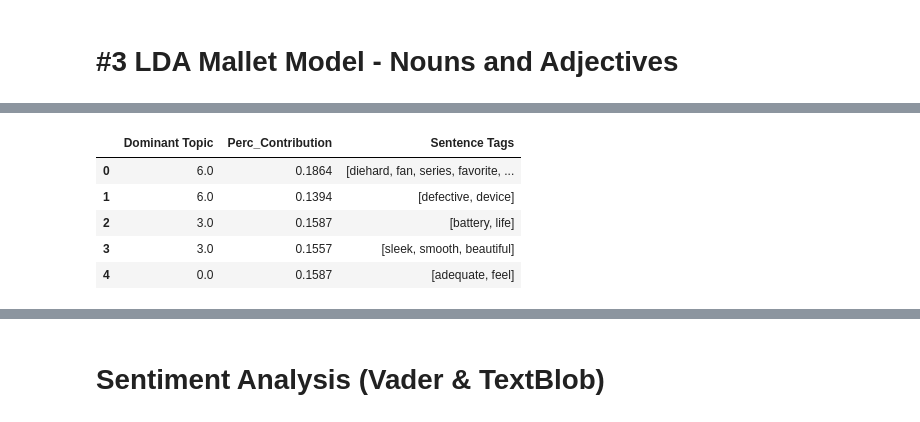
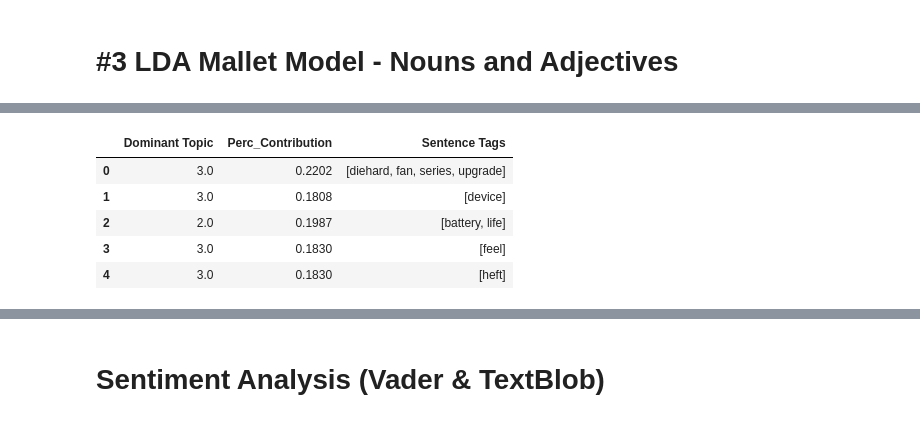
Before and after one commit to ngohngoh/phone-reviews-analysis, a Jupyter notebook: Cell phone Reviews - YL.ipynb, the cells around one changed output, grey strips where cells are left out. Saved outputs shown, nothing was run; the diff lists cells and outputs as text; code cells hidden in the pictures.

```diff
--- a/Cell phone Reviews - YL.ipynb
+++ b/Cell phone Reviews - YL.ipynb
@@ -199,7 +199,7 @@ import pickle
 
 ###@@@@@@@@@ THIS IS TO ***OPEN*** THE CLEANED DATAFRAME FROM THE STORED PICKLE FILE @@@@@@@@@###
 ### CHECKPOINT - can just load the pickle file and start running your analysis
-#cleaned_df = pickle.load(open("cleaned_reviews_df.pkl", "rb"))
+cleaned_df = pickle.load(open("cleaned_reviews_df.pkl", "rb"))
 # %%
 cleaned_df.head()
 # %% [output]
@@ -409,6 +418,8 @@ import nltk
 stop_list = nltk.corpus.stopwords.words('english')
 tokenizer = nltk.tokenize.word_tokenize
 extra_stop_words = ['phone', 'iphone', 'nokia', 'samsung', 'htc', 'lg', 'galaxy', 'ca', 'motorola', 'android', 'verizon', 'i', '%', 't', 's']
+extra_stop_words += ['s4', 's5', 's6', 's7', 's3', 's8', 's9', 'm9', 'moto']
+extra_stop_words += ['good', 'excellent','awesome','great','nice','happy','perfect','bad','apple','nexus','model','fine','amazing','lot','thing','year','smart','month','mobile','phone','day','fantastic','good','sony','motorola','windows','nokia','oppo','huawei','xiaomi','redmi','t-mobile','blackberry','lumia','smartphone','google','ios','wife']
 
 def get_nouns(sentence_row):
 
@@ -698,31 +756,31 @@ mallet_noun_adj_models[5][0][sentence_vecs]
 # %%
 import numpy as np
 import pandas as pd
 
 def doc_topic_distribution(model, corpus, data):
 
     sent_topics_df = pd.DataFrame()
     topic_dist = model[corpus]
 
     for i, topics in enumerate(topic_dist):
         topics = sorted(topics, key=lambda x:(x[1]), reverse=True)
         # To get dominant topic only
         dom_topic = topics[0]
         sent_topics_df = sent_topics_df.append(pd.Series([int(dom_topic[0]), round(dom_topic[1], 4)]), ignore_index=True)
 
     contents = pd.Series(data)
     sent_topics_df = pd.concat([sent_topics_df, contents], axis=1)
     sent_topics_df.head()
     sent_topics_df.columns = ['Dominant Topic', 'Perc_Contribution', 'Sentence Tags']
 
     return sent_topics_df
 
-dominant_topic_df = doc_topic_distribution(mallet_noun_adj_models[5][0], sentence_vecs, sentence_tags)
+dominant_topic_df = doc_topic_distribution(mallet_noun_models[3][0], sentence_vecs, sentence_tags)
 dominant_topic_df.head()
 # %% [output]
 |  | Dominant Topic | Perc_Contribution | Sentence Tags |
-| 0 | 6.0 | 0.1864 | [diehard, fan, series, favorite, ... |
-| 1 | 6.0 | 0.1394 | [defective, device] |
-| 2 | 3.0 | 0.1587 | [battery, life] |
-| 3 | 3.0 | 0.1557 | [sleek, smooth, beautiful] |
-| 4 | 0.0 | 0.1587 | [adequate, feel] |
+| 0 | 3.0 | 0.2202 | [diehard, fan, series, upgrade] |
+| 1 | 3.0 | 0.1808 | [device] |
+| 2 | 2.0 | 0.1987 | [battery, life] |
+| 3 | 3.0 | 0.1830 | [feel] |
+| 4 | 3.0 | 0.1830 | [heft] |
```
Also changed, not shown: parts of 27 cells of this notebook, 3 other files.
